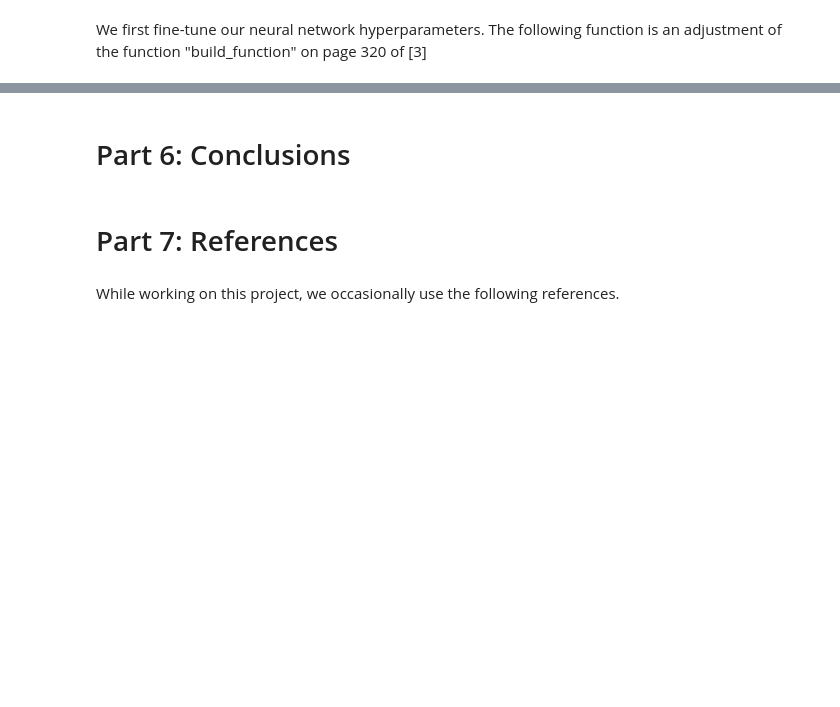
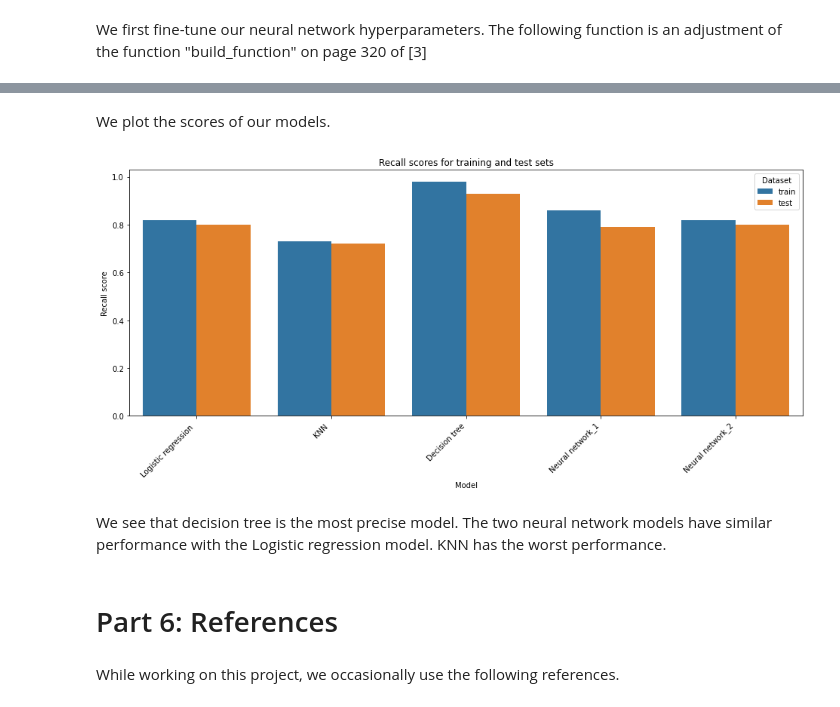
Before and after one commit to tungprime/Diabete-prediction, a Jupyter notebook: Diabetes predictions.ipynb, the cells around one changed output, grey strips where cells are left out. Drawn from its saved outputs; the diff is of its cells as text; code cells hidden in the pictures; blank space fills up the shorter version.

```diff
--- a/Diabetes predictions.ipynb
+++ b/Diabetes predictions.ipynb
@@ -722,0 +839,5 @@ weighted avg       0.79      0.77      0.77       254
+# %%
+result=pd.read_excel("diabetes_prediction.xlsx")
+train=result[result['Dataset']=='train']
+test=result[result['Dataset']=='test']
+result
@@ -723,7 +856,18 @@ weighted avg       0.79      0.77      0.77       254
+# %% [markdown]
+We plot the scores of our models.
+# %%
+figsize(16, 6)
+bar=sns.barplot(result['Model'], y=result['Recall'], hue=result['Dataset'])
+bar.set_xticklabels(bar.get_xticklabels(), rotation=45, horizontalalignment='right')
+plt.title('Recall scores for training and test sets')
+plt.ylabel('Recall score')
+plt.show()
+# %% [output]
+[figure, added]
+# %% [markdown]
+We see that decision tree is the most precise model. The two neural network models have similar performance with the Logistic regression model. KNN has the worst performance.
 # %% [markdown]
-# Part 6: Conclusions
+# Part 6: References
-# %% [markdown]
-# Part 7: References
 # %% [markdown]
 While working on this project, we occasionally use the following references.
 # %% [markdown]
```
Also changed, not shown: parts of 27 cells of this notebook, 3 other files.
